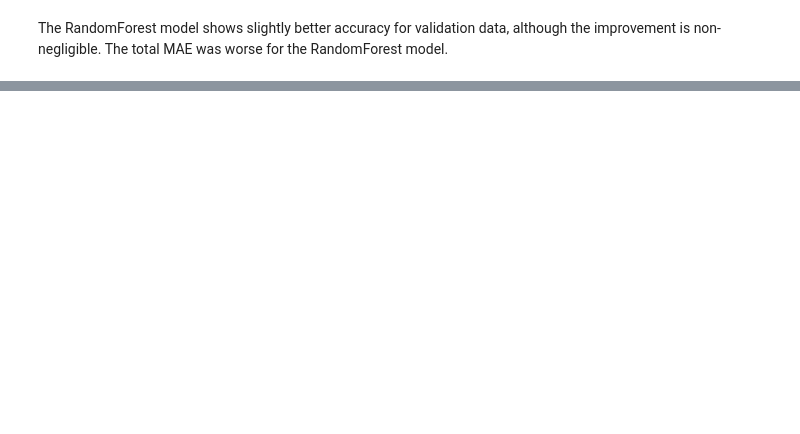
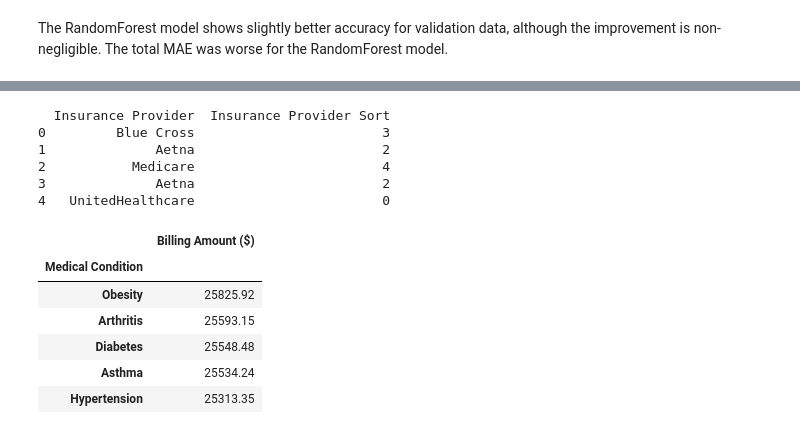
Before and after one commit to agbahovbejasmine-del/hospital_data_project, a Jupyter notebook: hospital_analysis.ipynb, the cells around one changed output, grey strips where cells are left out. Cells and saved outputs as stored; diff of their text form; code cells hidden in the pictures; blank space fills up the shorter version.

```diff
--- a/hospital_analysis.ipynb
+++ b/hospital_analysis.ipynb
@@ -414,0 +457,24 @@ The RandomForest model shows slightly better accuracy for validation data, altho
+# %%
+ins_sort = [['UnitedHealthcare','Cigna','Aetna','Blue Cross','Medicare','Humana','Kaiser Permanente','Anthem','Centene','Molina Healthcare']]
+encode2 = OrdinalEncoder(categories=ins_sort, encoded_missing_value=-1)
+df['Insurance Provider Sort'] = encode2.fit_transform(df[['Insurance Provider']]).astype(int)
+sort_admissions= df['Insurance Provider Sort']
+print(df[['Insurance Provider', 'Insurance Provider Sort']].head(5))
+# %% [output]
+  Insurance Provider  Insurance Provider Sort
+0         Blue Cross                        3
+1              Aetna                        2
+2           Medicare                        4
+3              Aetna                        2
+4   UnitedHealthcare                        0
+# %%
+medical_counts= pd.DataFrame((df.groupby('Medical Condition')['Billing Amount ($)'].mean().sort_values(ascending=False)).round(2))
+medical_counts.head()
+# %% [output]
+|  | Billing Amount ($) |
+| Medical Condition |  |
+| Obesity | 25825.92 |
+| Arthritis | 25593.15 |
+| Diabetes | 25548.48 |
+| Asthma | 25534.24 |
+| Hypertension | 25313.35 |
```
Also changed, not shown: parts of 27 cells of this notebook.
